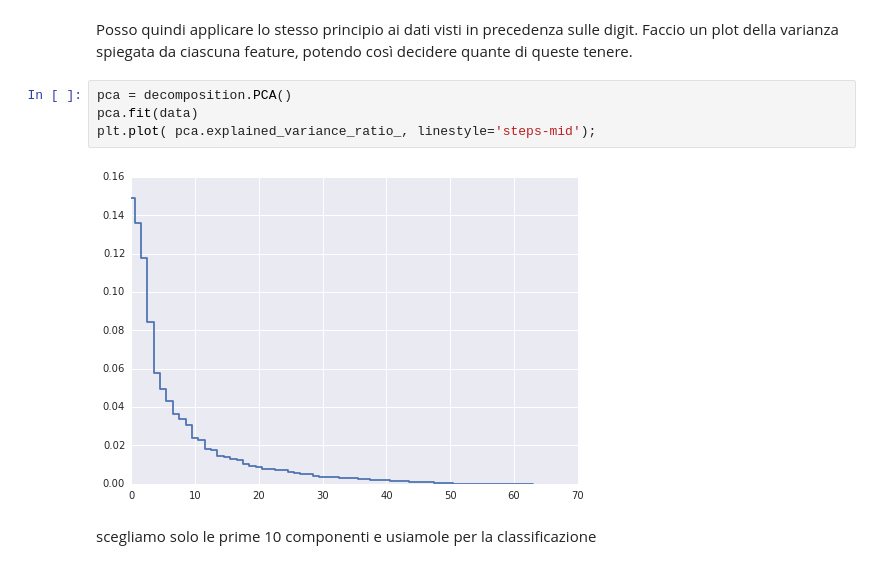
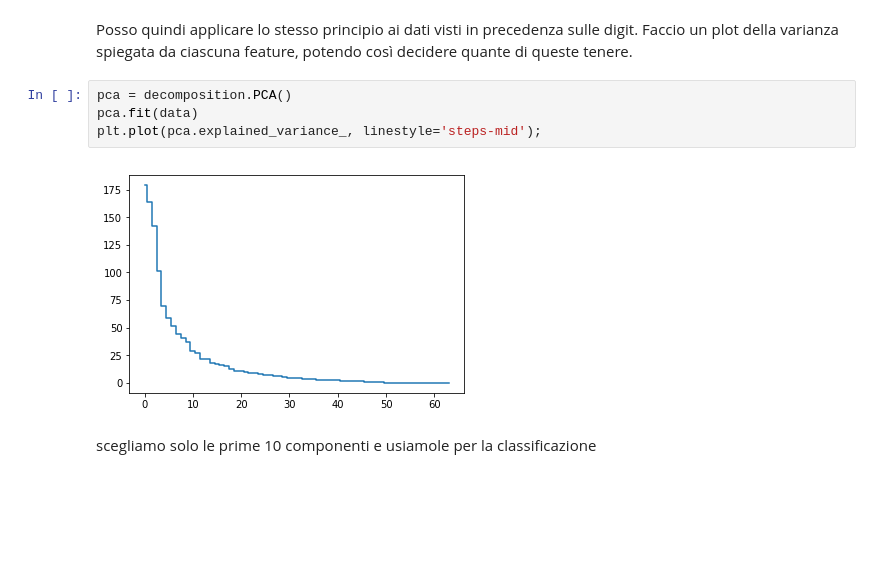
Before and after one commit to EnricoGiampieri/lezionipython, a Jupyter notebook: metodi fisici - analisi dati.ipynb, the cells around one changed output. Saved outputs shown, nothing was run; the diff lists cells and outputs as text; blank space fills up the shorter version.

```diff
--- a/metodi fisici - analisi dati.ipynb
+++ b/metodi fisici - analisi dati.ipynb
@@ -996,9 +984,9 @@ Posso quindi applicare lo stesso principio ai dati visti in precedenza sulle dig
 # %%
 pca = decomposition.PCA()
 pca.fit(data)
-plt.plot( pca.explained_variance_ratio_, linestyle='steps-mid');
+plt.plot(pca.explained_variance_, linestyle='steps-mid');
 # %% [output]
-[figure, old version]
+[figure, new version]
 # %% [markdown]
 scegliamo solo le prime 10 componenti e usiamole per la classificazione
 # %%
```
Also changed, not shown: parts of 106 cells of this notebook, 1 other file.
